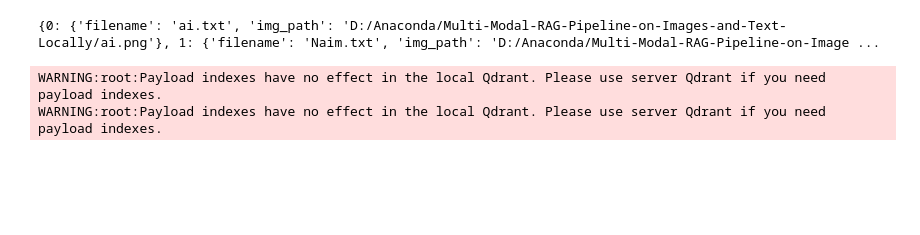
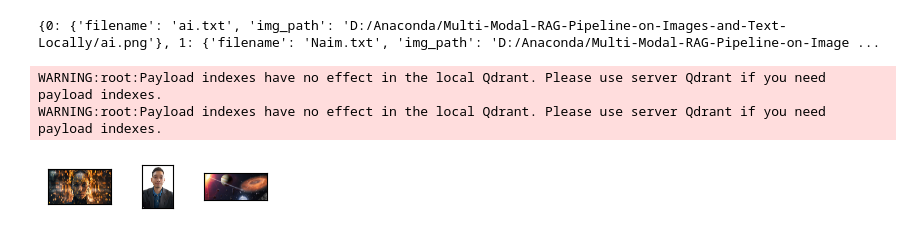
Before and after one commit to naimkatiman/Multi-Modal-RAG-Pipeline-on-Images-and-Text-Locally, a Jupyter notebook: myRAG.ipynb, the cells around one changed output. Cells and saved outputs as stored; diff of their text form; code cells hidden in the pictures; blank space fills up the shorter version.

Commit message:
chore: Refactor myRAG.ipynb to load image metadata and create a local Qdrant vector store

```diff
--- a/myRAG.ipynb
+++ b/myRAG.ipynb
@@ -59,3 +59,34 @@ index = MultiModalVectorStoreIndex.from_documents(
 # %% [output]
 WARNING:root:Payload indexes have no effect in the local Qdrant. Please use server Qdrant if you need payload indexes.
 WARNING:root:Payload indexes have no effect in the local Qdrant. Please use server Qdrant if you need payload indexes.
+# %%
+from PIL import Image
+import matplotlib.pyplot as plt
+import os
+
+
+def plot_images(image_metadata_dict):
+    original_images_urls = []
+    images_shown = 0
+    for image_id in image_metadata_dict:
+        img_path = image_metadata_dict[image_id]["img_path"]
+        if os.path.isfile(img_path):
+            filename = image_metadata_dict[image_id]["filename"]
+            image = Image.open(img_path).convert("RGB")
+
+            plt.subplot(8, 8, len(original_images_urls) + 1)
+            plt.imshow(image)
+            plt.xticks([])
+            plt.yticks([])
+
+            original_images_urls.append(filename)
+            images_shown += 1
+            if images_shown >= 64:
+                break
+
+    plt.tight_layout()
+
+
+plot_images(image_metadata_dict)
+# %% [output]
+[figure, added]
```
Also changed, not shown: parts of 4 cells of this notebook.
